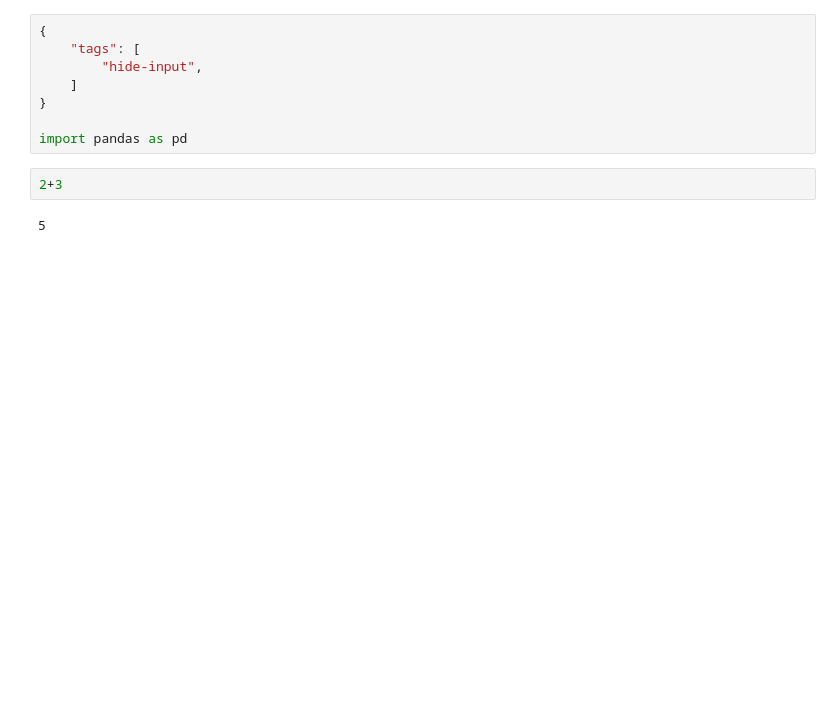
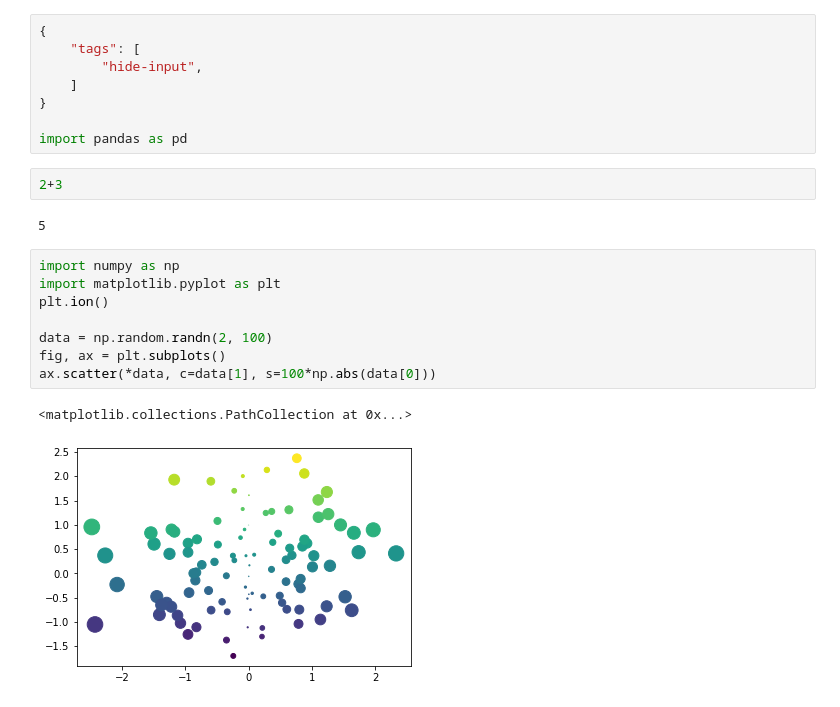
Before and after one commit to amandeepfj/notebooks, a Jupyter notebook: finance/stocks_rsi.ipynb, the cells around one changed output. Saved outputs shown, nothing was run; the diff lists cells and outputs as text; blank space fills up the shorter version.

```diff
--- a/finance/stocks_rsi.ipynb
+++ b/finance/stocks_rsi.ipynb
@@ -165,3 +165,14 @@ import pandas as pd
 2+3
 # %% [output]
 5
+# %%
+import numpy as np
+import matplotlib.pyplot as plt
+plt.ion()
+
+data = np.random.randn(2, 100)
+fig, ax = plt.subplots()
+ax.scatter(*data, c=data[1], s=100*np.abs(data[0]))
+# %% [output]
+<matplotlib.collections.PathCollection at 0x...>
+[figure, added]
```
